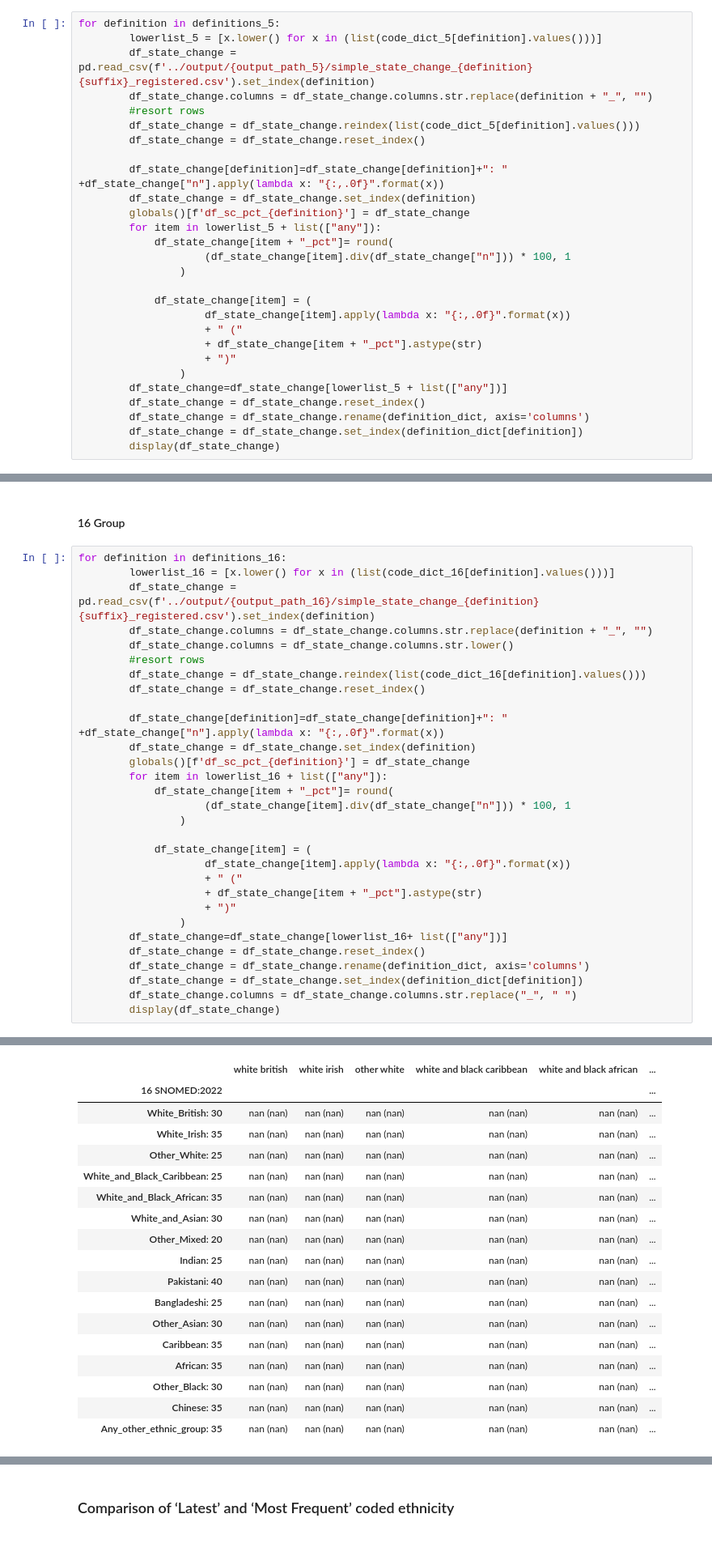
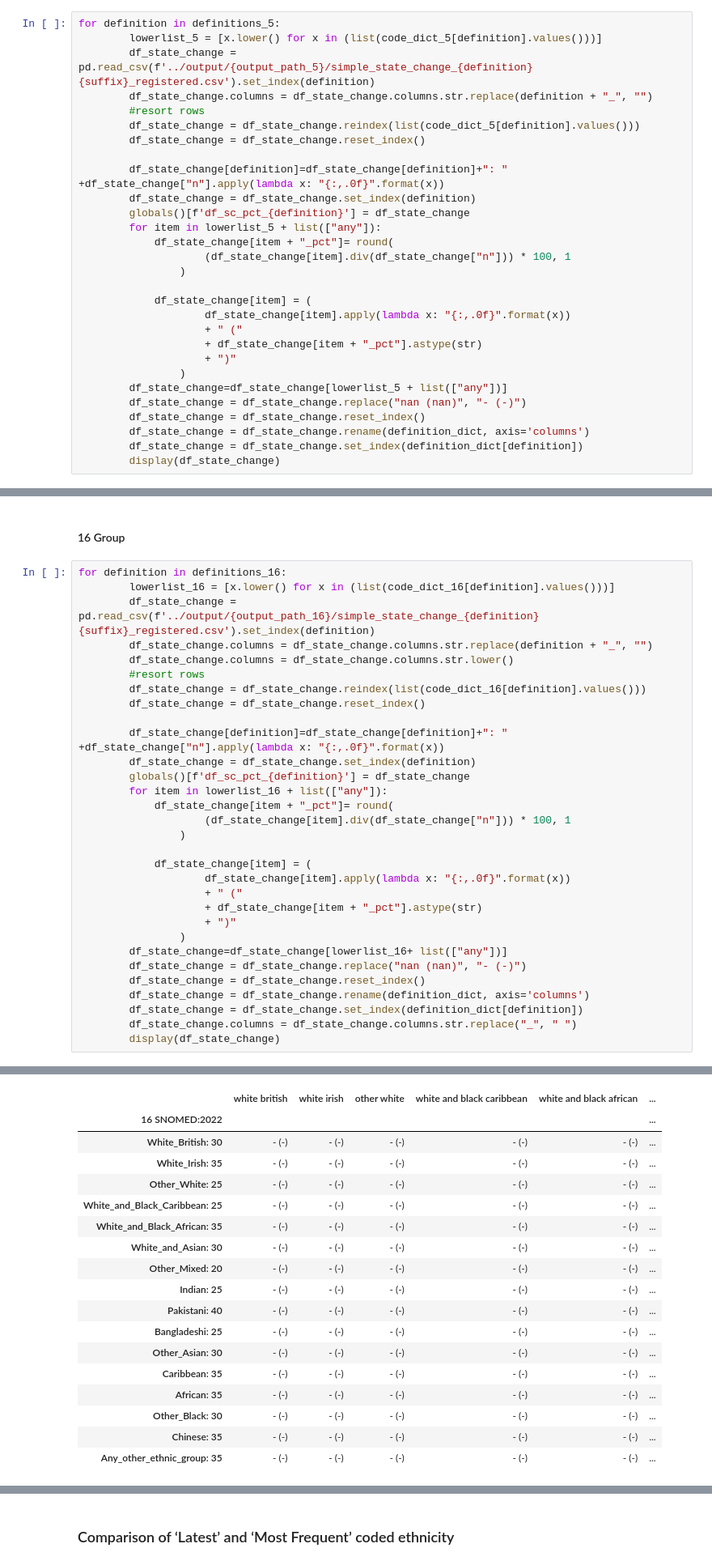
Before and after one commit to opensafely/ethnicity-short-data-report, a Jupyter notebook: notebooks_jupyter/local_report_ethnicity.ipynb, the cells around one changed output, grey strips where cells are left out. Shown at 81% size. Cells and saved outputs as stored; diff of their text form.

```diff
--- a/notebooks_jupyter/local_report_ethnicity.ipynb
+++ b/notebooks_jupyter/local_report_ethnicity.ipynb
@@ -428,6 +428,7 @@ for definition in definitions_5:
                     + ")"
                 )
         df_state_change=df_state_change[lowerlist_5 + list(["any"])]
+        df_state_change = df_state_change.replace("nan (nan)", "- (-)")
         df_state_change = df_state_change.reset_index()
         df_state_change = df_state_change.rename(definition_dict, axis='columns')
         df_state_change = df_state_change.set_index(definition_dict[definition])
@@ -488,6 +489,7 @@ for definition in definitions_16:
                     + ")"
                 )
         df_state_change=df_state_change[lowerlist_16+ list(["any"])]
+        df_state_change = df_state_change.replace("nan (nan)", "- (-)")
         df_state_change = df_state_change.reset_index()
         df_state_change = df_state_change.rename(definition_dict, axis='columns')
         df_state_change = df_state_change.set_index(definition_dict[definition])
@@ -515,20 +517,20 @@ for definition in definitions_16:
 |  | white british | white irish | other white | white and black caribbean | white and black african | ... |
 | 16 SNOMED:2022 |  |  |  |  |  | ... |
-| White_British: 30 | nan (nan) | nan (nan) | nan (nan) | nan (nan) | nan (nan) | ... |
-| White_Irish: 35 | nan (nan) | nan (nan) | nan (nan) | nan (nan) | nan (nan) | ... |
-| Other_White: 25 | nan (nan) | nan (nan) | nan (nan) | nan (nan) | nan (nan) | ... |
-| White_and_Black_Caribbean: 25 | nan (nan) | nan (nan) | nan (nan) | nan (nan) | nan (nan) | ... |
-| White_and_Black_African: 35 | nan (nan) | nan (nan) | nan (nan) | nan (nan) | nan (nan) | ... |
-| White_and_Asian: 30 | nan (nan) | nan (nan) | nan (nan) | nan (nan) | nan (nan) | ... |
-| Other_Mixed: 20 | nan (nan) | nan (nan) | nan (nan) | nan (nan) | nan (nan) | ... |
-| Indian: 25 | nan (nan) | nan (nan) | nan (nan) | nan (nan) | nan (nan) | ... |
-| Pakistani: 40 | nan (nan) | nan (nan) | nan (nan) | nan (nan) | nan (nan) | ... |
-| Bangladeshi: 25 | nan (nan) | nan (nan) | nan (nan) | nan (nan) | nan (nan) | ... |
-| Other_Asian: 30 | nan (nan) | nan (nan) | nan (nan) | nan (nan) | nan (nan) | ... |
-| Caribbean: 35 | nan (nan) | nan (nan) | nan (nan) | nan (nan) | nan (nan) | ... |
-| African: 35 | nan (nan) | nan (nan) | nan (nan) | nan (nan) | nan (nan) | ... |
-| Other_Black: 30 | nan (nan) | nan (nan) | nan (nan) | nan (nan) | nan (nan) | ... |
-| Chinese: 35 | nan (nan) | nan (nan) | nan (nan) | nan (nan) | nan (nan) | ... |
-| Any_other_ethnic_group: 35 | nan (nan) | nan (nan) | nan (nan) | nan (nan) | nan (nan) | ... |
+| White_British: 30 | - (-) | - (-) | - (-) | - (-) | - (-) | ... |
+| White_Irish: 35 | - (-) | - (-) | - (-) | - (-) | - (-) | ... |
+| Other_White: 25 | - (-) | - (-) | - (-) | - (-) | - (-) | ... |
+| White_and_Black_Caribbean: 25 | - (-) | - (-) | - (-) | - (-) | - (-) | ... |
+| White_and_Black_African: 35 | - (-) | - (-) | - (-) | - (-) | - (-) | ... |
+| White_and_Asian: 30 | - (-) | - (-) | - (-) | - (-) | - (-) | ... |
+| Other_Mixed: 20 | - (-) | - (-) | - (-) | - (-) | - (-) | ... |
+| Indian: 25 | - (-) | - (-) | - (-) | - (-) | - (-) | ... |
+| Pakistani: 40 | - (-) | - (-) | - (-) | - (-) | - (-) | ... |
+| Bangladeshi: 25 | - (-) | - (-) | - (-) | - (-) | - (-) | ... |
+| Other_Asian: 30 | - (-) | - (-) | - (-) | - (-) | - (-) | ... |
+| Caribbean: 35 | - (-) | - (-) | - (-) | - (-) | - (-) | ... |
+| African: 35 | - (-) | - (-) | - (-) | - (-) | - (-) | ... |
+| Other_Black: 30 | - (-) | - (-) | - (-) | - (-) | - (-) | ... |
+| Chinese: 35 | - (-) | - (-) | - (-) | - (-) | - (-) | ... |
+| Any_other_ethnic_group: 35 | - (-) | - (-) | - (-) | - (-) | - (-) | ... |
 |  | white british | white irish | other white | white and black caribbean | white and black african | ... |
 | 16 PRIMIS:2021 |  |  |  |  |  | ... |
```
Also changed, not shown: parts of 4 cells of this notebook.
